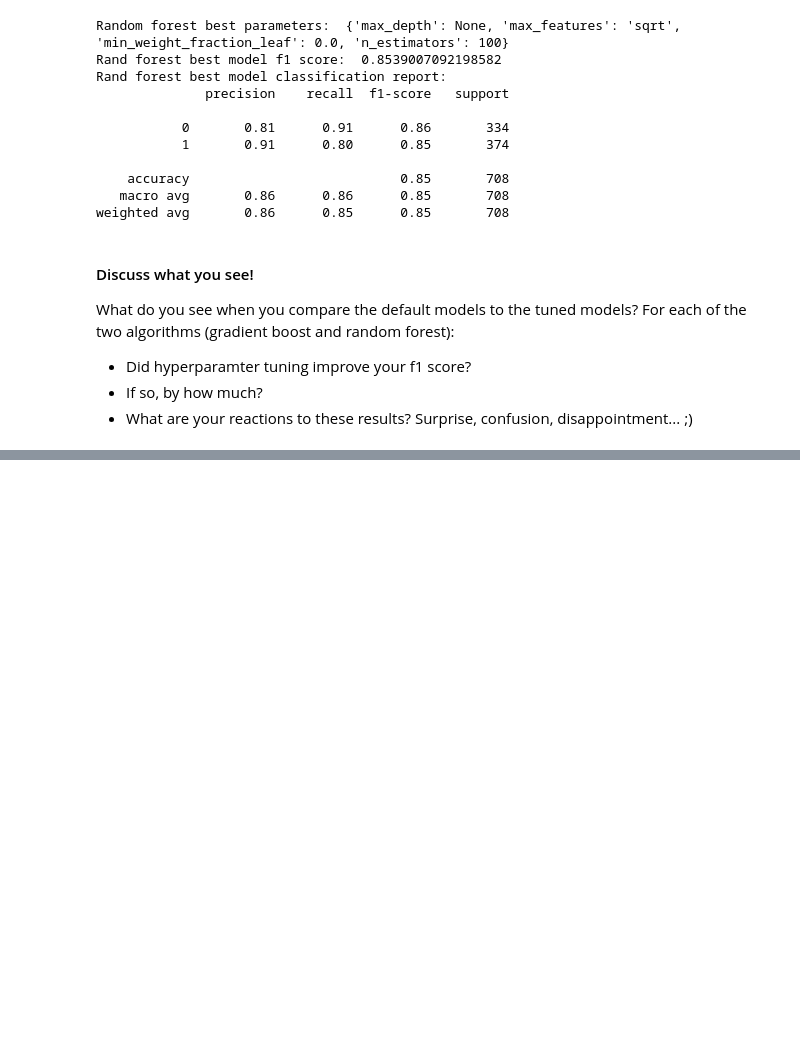
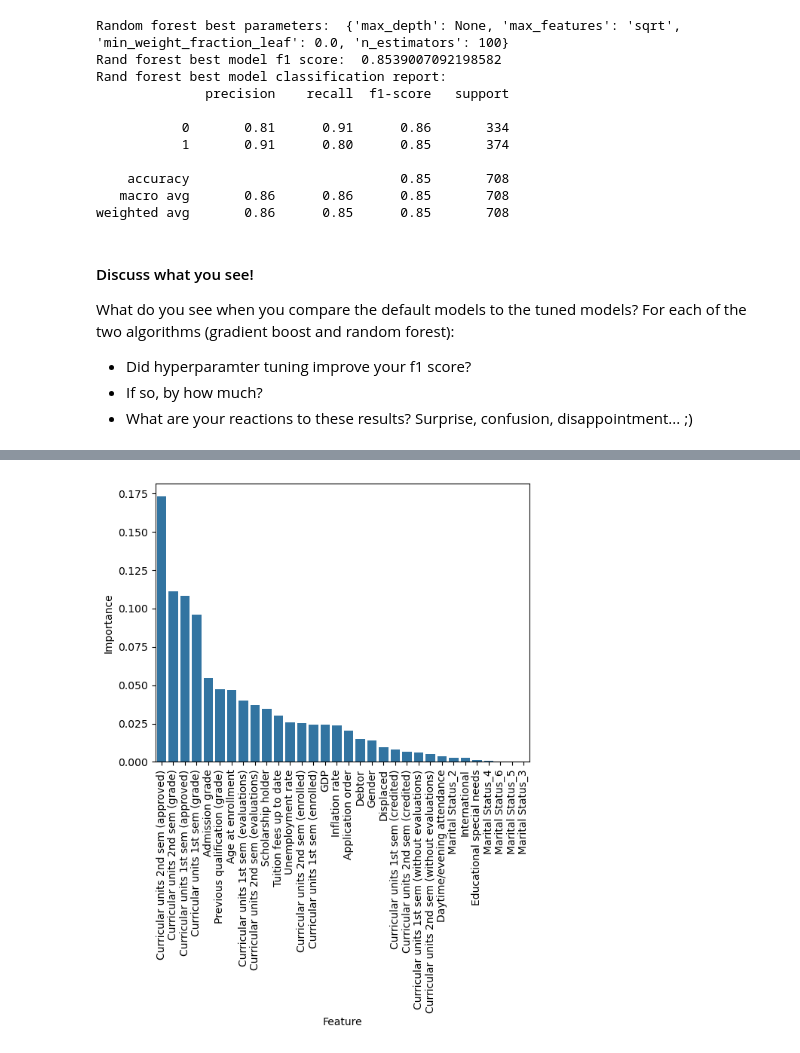
Before and after one commit to tarachiatovich/zero_to_ai_sdp_2025, a Jupyter notebook: zero_to_ai_predict_categories.ipynb, the cells around one changed output, grey strips where cells are left out. Drawn from its saved outputs; the diff is of its cells as text; code cells hidden in the pictures; blank space fills up the shorter version.

Commit message:
feat: add feature importances for rand for and grad boost

```diff
--- a/zero_to_ai_predict_categories.ipynb
+++ b/zero_to_ai_predict_categories.ipynb
@@ -327,0 +334,18 @@ What do you see when you compare the default models to the tuned models? For eac
+# %%
+# Random forest model feature importances
+rand_for_importances = best_model_rand_for.feature_importances_
+rand_for_importances_df = pd.DataFrame({
+    'Feature': X_train.columns,
+    'Importance': rand_for_importances
+}).sort_values(
+    axis=0,
+    by='Importance',
+    ascending=False
+)
+# %%
+# Creating the data viz
+g_rand_for = sns.barplot(rand_for_importances_df, x='Feature', y='Importance')
+# Rotating the labels for readability
+g_rand_for.tick_params(axis='x', rotation=90)
+# %% [output]
+[figure, added]
```
Also changed, not shown: parts of 5 cells of this notebook, 1 other file.
